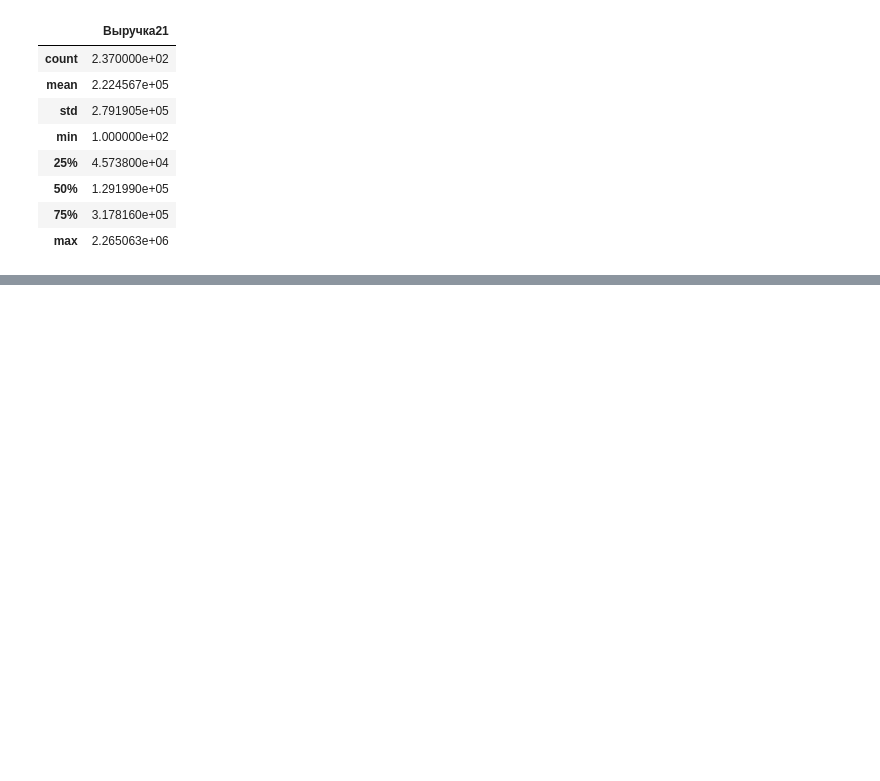
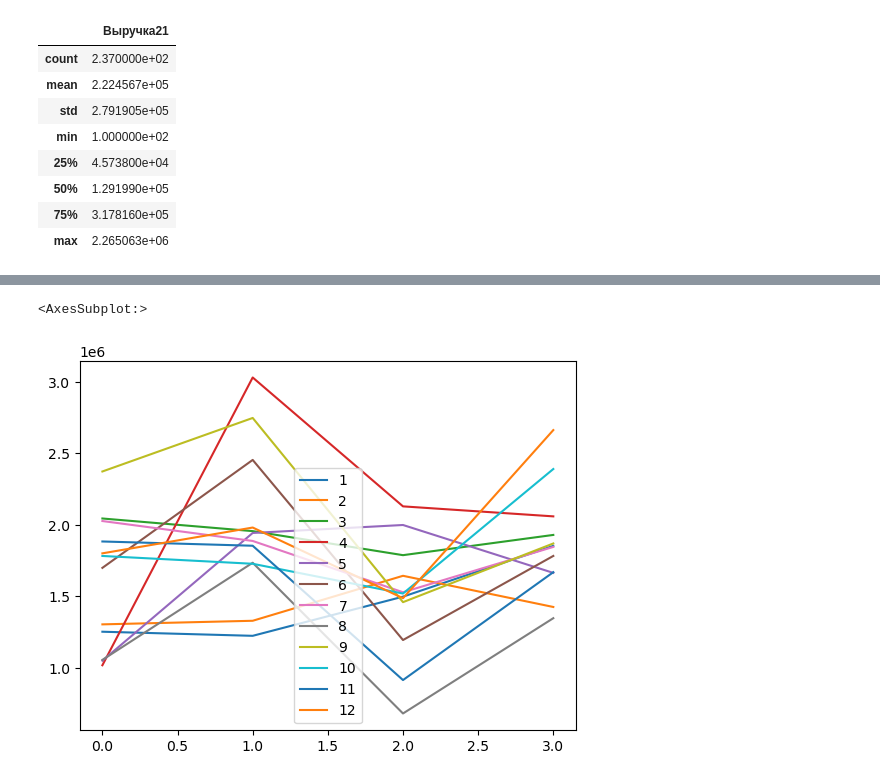
Before and after one commit to Ylika/analizz, a Jupyter notebook: Analizz.ipynb, the cells around one changed output, grey strips where cells are left out. Drawn from its saved outputs; the diff is of its cells as text; code cells hidden in the pictures; blank space fills up the shorter version.

```diff
--- a/Analizz.ipynb
+++ b/Analizz.ipynb
@@ -108,0 +116,3 @@ sns.distplot(data2022['Выручка22'])
+# %%
+#Load data manager for var
+manager = pd.read_excel('C:\\Users\\secr_de\\OneDrive\\analizz\\manger.xlsx')
@@ -108,0 +187,5 @@ sns.distplot(data2022['Выручка22'])
+# %%
+manager.plot()
+# %% [output]
+<AxesSubplot:>
+[figure, added]
```
Also changed, not shown: parts of 17 cells of this notebook, 2 other files.
